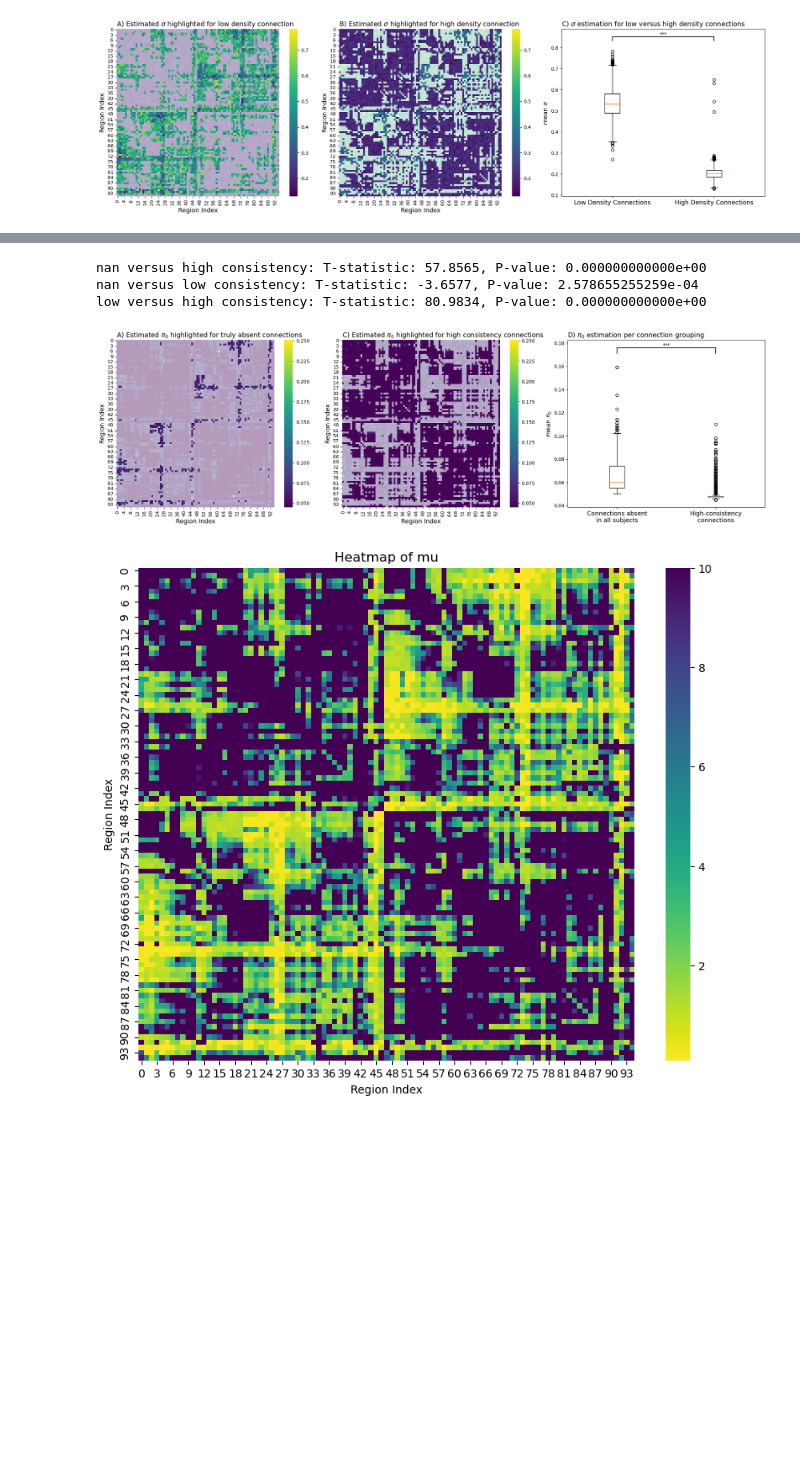
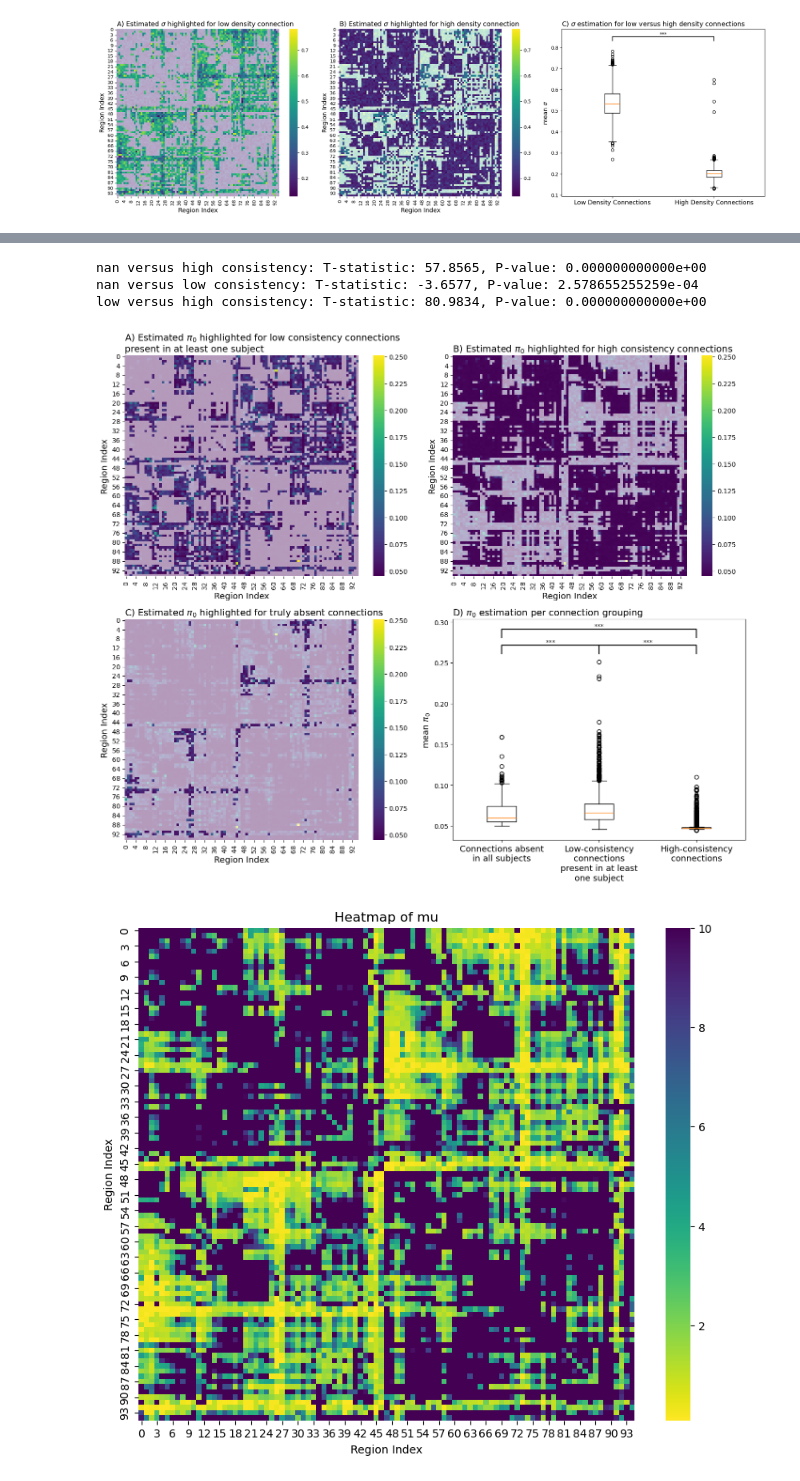
Before and after one commit to celprov/hcph-sops, a Jupyter notebook: docs/analysis/bayesian_modeling_simulated_sc.ipynb, the cells around one changed output, grey strips where cells are left out. Cells and saved outputs as stored; diff of their text form; code cells hidden in the pictures; blank space fills up the shorter version.

Commit message:
enh: in the notebook report both figures reporting on pi0 estimation: the one where we investigate low consistency connections present in at least one subject and the one in which we don't

```diff
--- a/docs/analysis/bayesian_modeling_simulated_sc.ipynb
+++ b/docs/analysis/bayesian_modeling_simulated_sc.ipynb
@@ -397,103 +471,88 @@ print(
     f"low versus high consistency: T-statistic: {t_stat:.4f}, P-value: {p_value:.12e}"
 )
 
-#fig, axes = plt.subplots(2, 2, figsize=(14, 12))
-fig, axes = plt.subplots(1, 3, figsize=(20, 6))
+fig, axes = plt.subplots(2, 2, figsize=(14, 12))
 # Heatmap with alpha_mask
-sns.heatmap(pi0, cmap="viridis", cbar=True, alpha=alpha_mask_na, ax=axes[0])
-axes[0].set_title(
-    r"A) Estimated $\pi_0$ highlighted for truly absent connections",
-    fontsize=14,
-    loc="left",
-)
-axes[0].set_xlabel("Region Index", fontsize=13)
-axes[0].set_ylabel("Region Index", fontsize=13)
-
-"""
 sns.heatmap(pi0, cmap="viridis", cbar=True, alpha=alpha_mask_hc, ax=axes[0, 0])
-axes[0, 0].set_title(
-    "B) Estimated $\pi_0$ highlighted for low consistency connections\npresent in at least one subject",
+axes[0,0].set_title(
+    "A) Estimated $\pi_0$ highlighted for low consistency connections\npresent in at least one subject",
     fontsize=14,
     loc="left",
 )
 axes[0, 0].set_xlabel("Region Index", fontsize=13)
 axes[0, 0].set_ylabel("Region Index", fontsize=13)
-"""
 
 # Heatmap with 1 - alpha_mask
-sns.heatmap(pi0, cmap="viridis", cbar=True, alpha=alpha_mask_lc, ax=axes[1])
-axes[1].set_title(
-    r"C) Estimated $\pi_0$ highlighted for high consistency connections",
+sns.heatmap(pi0, cmap="viridis", cbar=True, alpha=alpha_mask_lc, ax=axes[0,1])
+axes[0,1].set_title(
+    r"B) Estimated $\pi_0$ highlighted for high consistency connections",
     fontsize=14,
     loc="left",
 )
-axes[1].set_xlabel("Region Index", fontsize=13)
-axes[1].set_ylabel("Region Index", fontsize=13)
+axes[0,1].set_xlabel("Region Index", fontsize=13)
+axes[0,1].set_ylabel("Region Index", fontsize=13)
+
+sns.heatmap(pi0, cmap="viridis", cbar=True, alpha=alpha_mask_na, ax=axes[1,0])
+axes[1,0].set_title(
+    r"C) Estimated $\pi_0$ highlighted for truly absent connections",
+    fontsize=14,
+    loc="left",
+)
+axes[1,0].set_xlabel("Region Index", fontsize=13)
+axes[1,0].set_ylabel("Region Index", fontsize=13)
 
 # Boxplot
-axes[2].boxplot(
-    [pi0[nan_mask].flatten(), pi0[high_cons].flatten()]
-)
-"""
-axes[1].boxplot(
+axes[1,1].boxplot(
     [pi0[nan_mask].flatten(), pi0[low_cons].flatten(), pi0[high_cons].flatten()]
 )
-axes[1].set_xticklabels(
+axes[1,1].set_xticklabels(
     [
         "Connections absent\nin all subjects",
         "Low-consistency\nconnections\npresent in at least\none subject",
         "High-consistency\nconnections",
     ],
     fontsize=13,
 )
-"""
-axes[2].set_xticklabels(
-    [
-        "Connections absent\nin all subjects",
-        "High-consistency\nconnections",
-    ],
-    fontsize=13,
-)
-axes[2].set_title(
+axes[1,1].set_title(
     r"D) $\pi_0$ estimation per connection grouping", fontsize=14, loc="left"
 )
-axes[2].set_ylabel(r"mean $\pi_0$", fontsize=13)
+axes[1,1].set_ylabel(r"mean $\pi_0$", fontsize=13)
 
 # Add a line with *** to indicate statistical significance
-# x1, x2 = 1, 3  # positions of the two boxplots
-# y, h, col = (
-#     pi0[~nan_mask].max() + 0.03,
-#     0.01,
-#     "black",
-# )  # y position, height of the line, and color
-# axes[2].plot([x1, x1, x2, x2], [y, y + h, y + h, y], lw=1.5, c=col)
-# axes[2].text((x1 + x2) * 0.5, y + h, f"***", ha="center", va="bottom", color=col)
+x1, x2 = 1, 3  # positions of the two boxplots
+y, h, col = (
+    pi0[~nan_mask].max() + 0.03,
+    0.01,
+    "black",
+)  # y position, height of the line, and color
+axes[1,1].plot([x1, x1, x2, x2], [y, y + h, y + h, y], lw=1.5, c=col)
+axes[1,1].text((x1 + x2) * 0.5, y + h, f"***", ha="center", va="bottom", color=col)
 
-# x1, x2 = 2, 3  # positions of the two boxplots
-# y, h, col = (
-#     pi0[~nan_mask].max() + 0.01,
-#     0.01,
-#     "black",
-# )  # y position, height of the line, and color
-# axes[2].plot([x1, x1, x2, x2], [y, y + h, y + h, y], lw=1.5, c=col)
-# axes[2].text((x1 + x2) * 0.5, y + h, f"***", ha="center", va="bottom", color=col)
+x1, x2 = 2, 3  # positions of the two boxplots
+y, h, col = (
+    pi0[~nan_mask].max() + 0.01,
+    0.01,
+    "black",
+)  # y position, height of the line, and color
+axes[1,1].plot([x1, x1, x2, x2], [y, y + h, y + h, y], lw=1.5, c=col)
+axes[1,1].text((x1 + x2) * 0.5, y + h, f"***", ha="center", va="bottom", color=col)
 
 x1, x2 = 1, 2  # positions of the two boxplots
 y, h, col = (
-    pi0[~nan_mask].max() - 0.08,
-    0.005,
+    pi0[~nan_mask].max() +0.01,
+    0.01,
     "black",
 )  # y position, height of the line, and color
-axes[2].plot([x1, x1, x2, x2], [y, y + h, y + h, y], lw=1.5, c=col)
-axes[2].text((x1 + x2) * 0.5, y + h, f"***", ha="center", va="bottom", color=col)
+axes[1,1].plot([x1, x1, x2, x2], [y, y + h, y + h, y], lw=1.5, c=col)
+axes[1,1].text((x1 + x2) * 0.5, y + h, f"***", ha="center", va="bottom", color=col)
 
 plt.tight_layout()
 plt.show()
 # %% [output]
 nan versus high consistency: T-statistic: 57.8565, P-value: 0.000000000000e+00
 nan versus low consistency: T-statistic: -3.6577, P-value: 2.578655255259e-04
 low versus high consistency: T-statistic: 80.9834, P-value: 0.000000000000e+00
-[figure, old version]
+[figure, new version]
 # %%
 mu = np.array([edge["mu"] for edge in param_values]).reshape(atlas_dim, atlas_dim)
 plt.figure(figsize=(10, 8))
```
Also changed, not shown: parts of 3 cells of this notebook.
